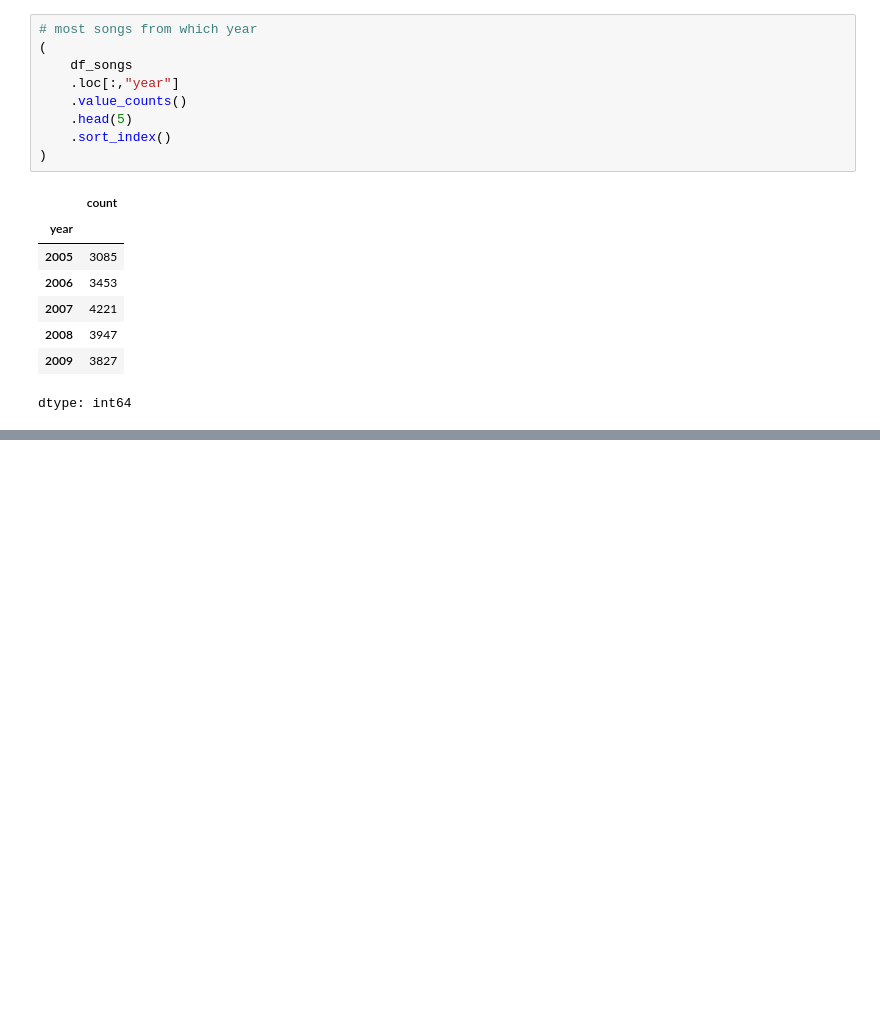
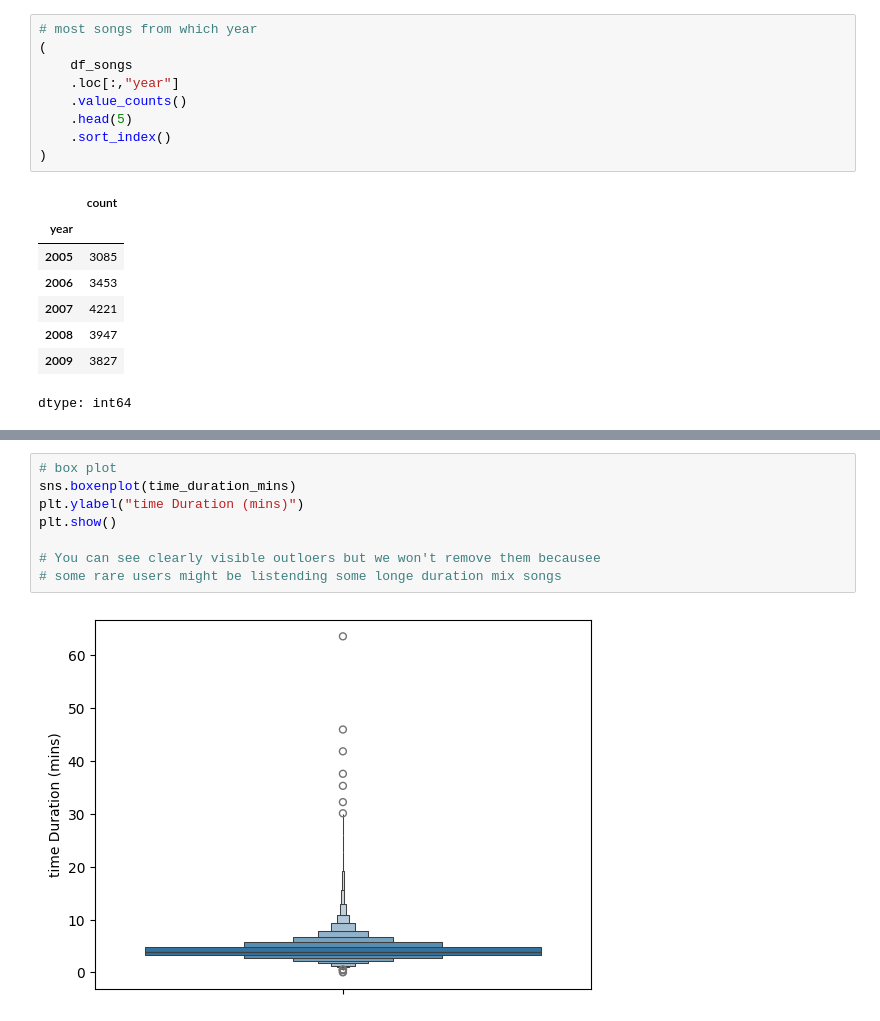
Before and after one commit to yaseenddar/Hybrid-Recommendation-system, a Jupyter notebook: EDA_spotify.ipynb, the cells around one changed output, grey strips where cells are left out. Drawn from its saved outputs; the diff is of its cells as text; blank space fills up the shorter version.

```diff
--- a/EDA_spotify.ipynb
+++ b/EDA_spotify.ipynb
@@ -454,0 +534,10 @@ dtype: int64
+# %%
+# box plot
+sns.boxenplot(time_duration_mins)
+plt.ylabel("time Duration (mins)")
+plt.show()
+
+# You can see clearly visible outloers but we won't remove them becausee
+# some rare users might be listending some longe duration mix songs
+# %% [output]
+[figure, added]
```
Also changed, not shown: parts of 16 cells of this notebook.
